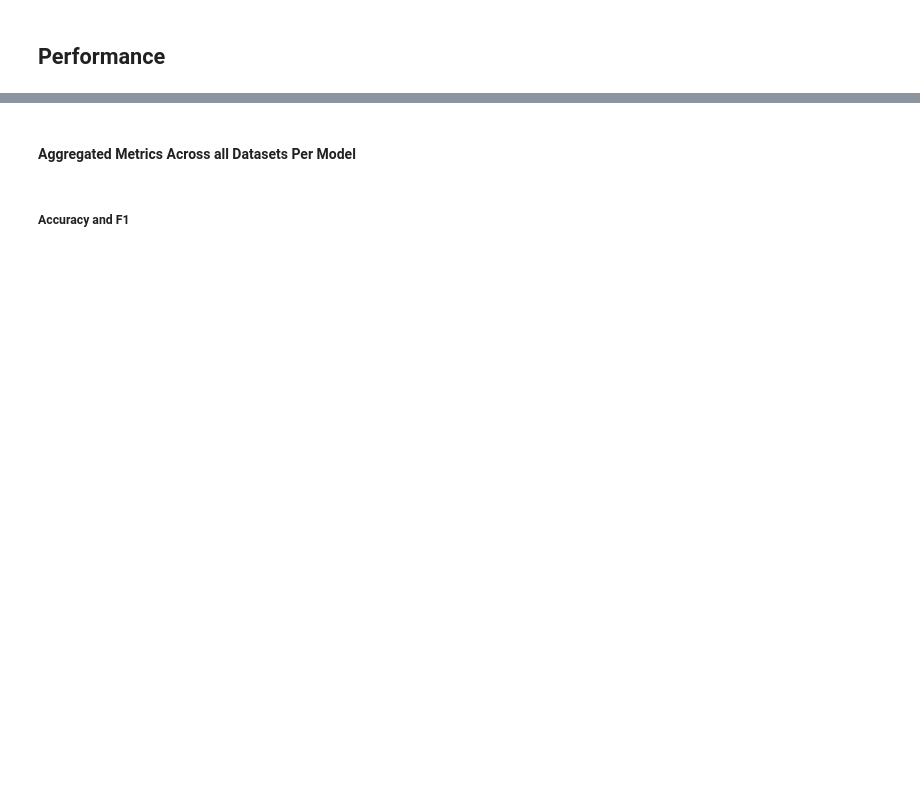
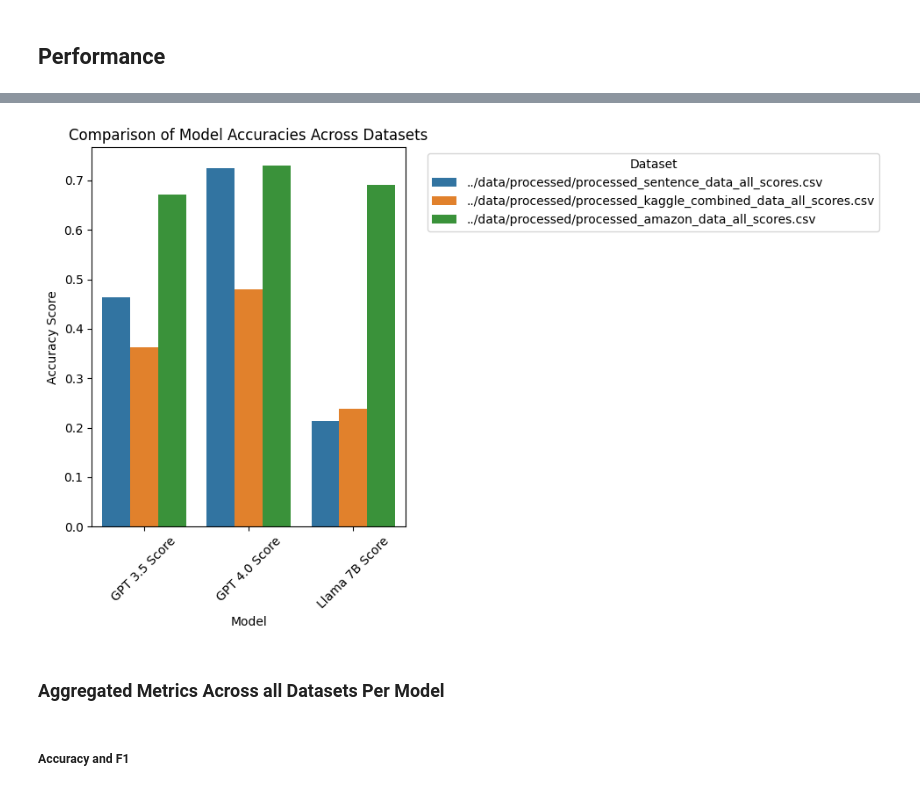
Before and after one commit to Abhi-Vellore/LLMSentiment, a Jupyter notebook: src/main.ipynb, the cells around one changed output, grey strips where cells are left out. Drawn from its saved outputs; the diff is of its cells as text; code cells hidden in the pictures; blank space fills up the shorter version.

```diff
--- a/src/main.ipynb
+++ b/src/main.ipynb
@@ -334,17 +370,21 @@ import matplotlib.pyplot as plt
 # %%
 def evaluate_model(predictions, actuals, model_name, dataset_name):
     # Numeric evaluation
+
+
     accuracy_numeric = accuracy_score(actuals, predictions)
     f1score_numeric = f1_score(actuals, predictions, average='weighted')
     report_numeric = classification_report(actuals, predictions)
 
     # Categorical mapping and evaluation
     label_mapping = {1: 'negative', 2: 'negative', 3: 'neutral', 4: 'positive', 5: 'positive'}
-    categorical_actuals = actuals.map(label_mapping)
-    categorical_predictions = predictions.map(label_mapping)
+    categorical_actuals = actuals.map(label_mapping).astype(str)
+    categorical_predictions = predictions.map(label_mapping).astype(str)
     accuracy_categorical = accuracy_score(categorical_actuals, categorical_predictions)
-    f1score_categorical = f1_score(categorical_actuals, categorical_predictions, average='weighted', labels=['negative', 'neutral', 'positive'])
-    report_categorical = classification_report(categorical_actuals, categorical_predictions, labels=['negative', 'neutral', 'positive'])
+    f1score_numeric = f1_score(actuals, predictions, average='weighted', zero_division=0)
+    f1score_categorical = f1_score(categorical_actuals, categorical_predictions, average='weighted', labels=['negative', 'neutral', 'positive'], zero_division=0)
+    report_categorical = classification_report(categorical_actuals, categorical_predictions, labels=['negative', 'neutral', 'positive'], zero_division=0)
+
 
     # Store results in dictionaries
     numeric_results = {
@@ -389,12 +429,12 @@ def plot_confusion_matrix(predictions, actuals, model_name, dataset_name):
 # %%
-datasets = ['processed_sentence_data_all_scores.csv', 'processed_kaggle_combined_all_scores.csv', 'processed_amazon_data_all_scores.csv']
-models = ['GPT_3_5', 'GPT_4', 'LLaMA_7B']  # Replace with your actual model names
+models = ['GPT 3.5 Score', 'GPT 4.0 Score', 'Llama 7B Score']  # Replace with your actual model names
 metrics_df = pd.DataFrame()
 all_scores_df = pd.DataFrame()
 
 
 for dataset_file in datasets:
     df = pd.read_csv(dataset_file)
+    df.dropna(subset=['Actual_Score'] + models, inplace=True)
     actuals = df['Actual_Score']
     for model in models:
         predictions = df[model]
@@ -421,5 +571,30 @@ for dataset_file in datasets:
+# %%
+import matplotlib.pyplot as plt
+import seaborn as sns
+
+# Assuming your metrics_df has been correctly populated with the model evaluation results
+
+# Filter out the necessary information for the bar graph (model, dataset, accuracy)
+accuracy_df = metrics_df[['Model', 'Dataset', 'Accuracy (Numeric)']]
+
+# Create the bar graph
+plt.figure(figsize=(10, 6))
+barplot = sns.barplot(x='Model', y='Accuracy (Numeric)', hue='Dataset', data=accuracy_df)
+
+# Enhance the plot with title, and axes labels
+plt.title('Comparison of Model Accuracies Across Datasets')
+plt.xlabel('Model')
+plt.ylabel('Accuracy Score')
+plt.legend(title='Dataset', bbox_to_anchor=(1.05, 1), loc='upper left')
+
+# Show the plot
+plt.xticks(rotation=45)  # Rotate the x-axis labels to show them more clearly
+plt.tight_layout()  # Adjust the layout to fit everything nicely
+plt.show()
+# %% [output]
+[figure, added]
 # %% [markdown]
-#### Aggregated Metrics Across all Datasets Per Model
+### Aggregated Metrics Across all Datasets Per Model
 # %%
 # Aggregate the results by taking the mean of each metric per model
 aggregated_metrics = metrics_df.groupby('Model').agg({
```
Also changed, not shown: parts of 18 cells of this notebook, 2 other files.
